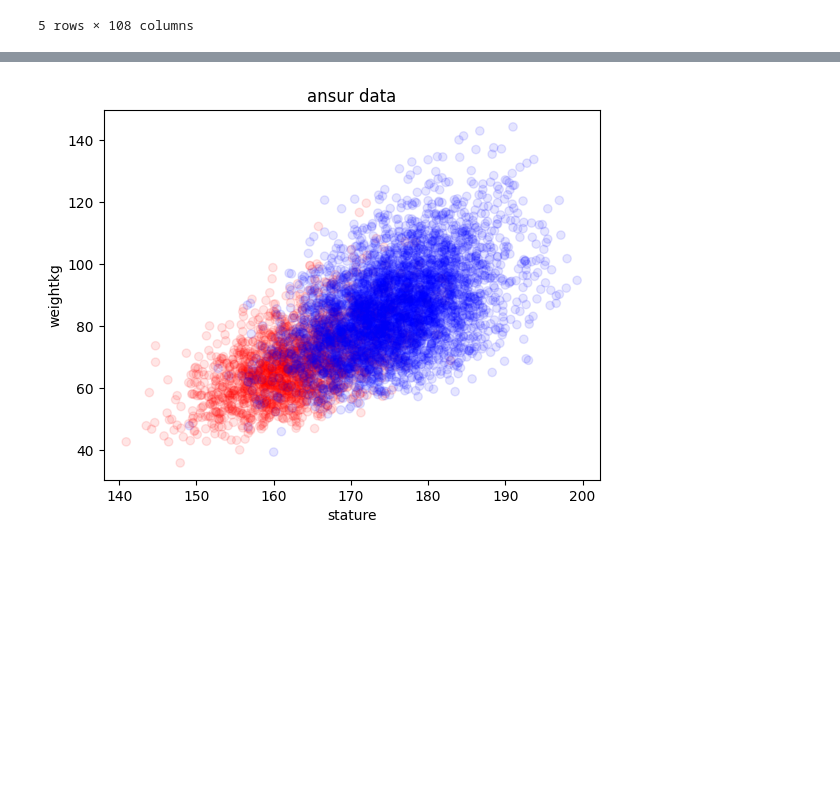
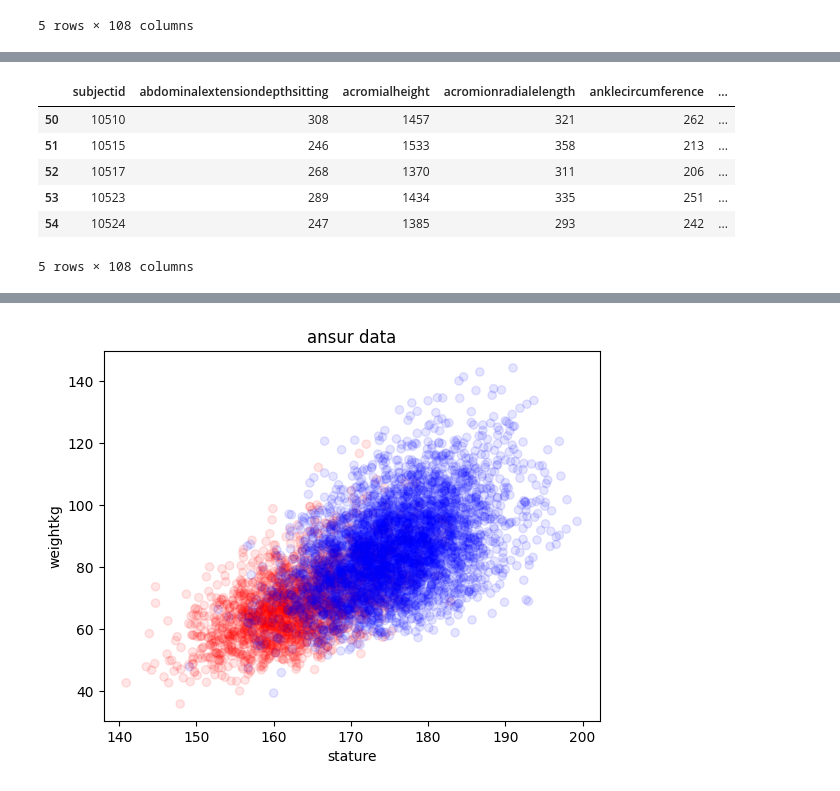
Before and after one commit to farhadspy/Machine-Learning, a Jupyter notebook: ansur.ipynb, the cells around one changed output, grey strips where cells are left out. Cells and saved outputs as stored; diff of their text form; code cells hidden in the pictures; blank space fills up the shorter version.

```diff
--- a/ansur.ipynb
+++ b/ansur.ipynb
@@ -28,3 +55,16 @@ male_data.head()
+# %%
+# حذف 50 ردیف اول
+male_data = male_data.iloc[50:]  # همه ردیف‌ها از 50 به بعد
+
+male_data.head()
+# %% [output]
+|  | subjectid | abdominalextensiondepthsitting | acromialheight | acromionradialelength | anklecircumference | ... |
+| 50 | 10510 | 308 | 1457 | 321 | 262 | ... |
+| 51 | 10515 | 246 | 1533 | 358 | 213 | ... |
+| 52 | 10517 | 268 | 1370 | 311 | 206 | ... |
+| 53 | 10523 | 289 | 1434 | 335 | 251 | ... |
+| 54 | 10524 | 247 | 1385 | 293 | 242 | ... |
+5 rows × 108 columns
 # %%
 data = pd.concat([female_data, male_data])
 data
```
Also changed, not shown: parts of 6 cells of this notebook.
